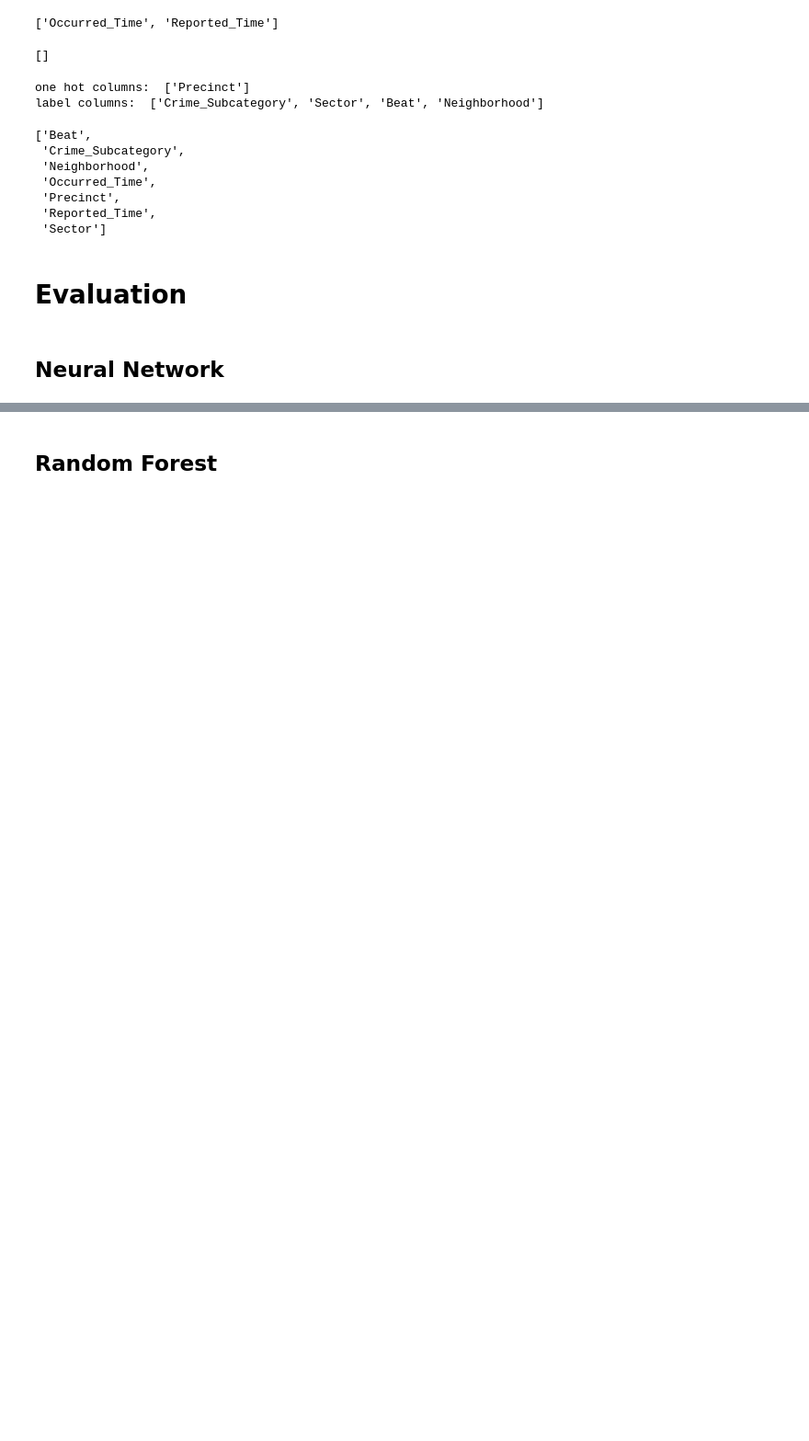
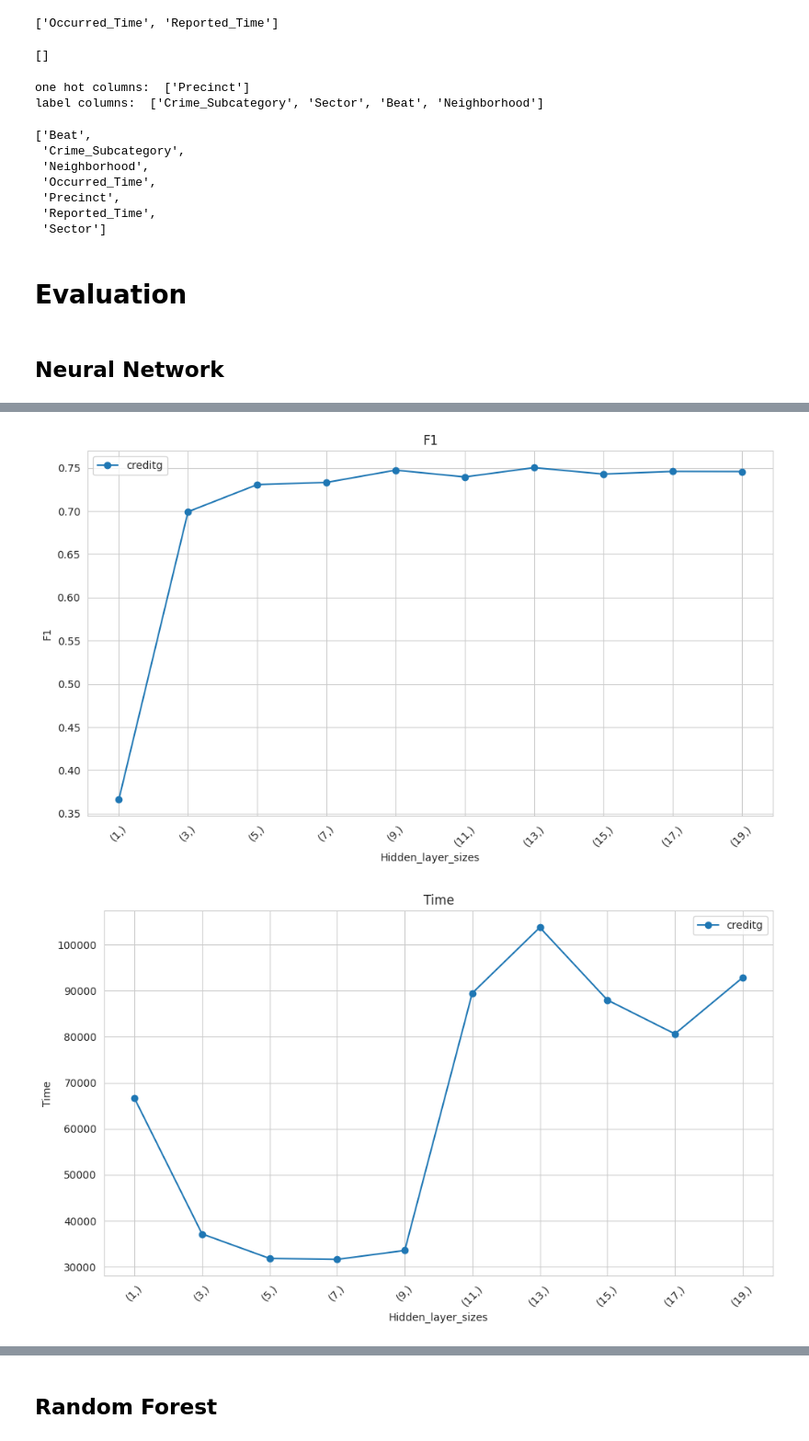
Before and after one commit to Maustrian3/ML24, a Jupyter notebook: exercise-1/seattle_crime_preprocessing.ipynb, the cells around one changed output, grey strips where cells are left out. Shown: that part at 92% size. Cells and saved outputs as stored; diff of their text form; code cells hidden in the pictures; blank space fills up the shorter version.

```diff
--- a/exercise-1/seattle_crime_preprocessing.ipynb
+++ b/exercise-1/seattle_crime_preprocessing.ipynb
@@ -324,0 +265,17 @@ evaluator.draw_diagram2_list({"breast1": act_function1, "breats2": act_function2
+# %%
+reload(evaluator)
+hyperparameters = {
+    'solver': 'adam',
+    'activation': 'relu',
+    'learning_rate': 'constant',
+    #'hidden_layer_sizes': (15, 15, 15),
+    #'random_state': 7895,
+    'max_iter': 500,
+    'verbose': True,
+    'tol': 1e-2
+}
+hyperparameters_iterator = {'hidden_layer_sizes': [(i,) for i in chain(range(1, 20, 2),)]}
+nn_hidden_layer = evaluator.evaluate2_mean(MLPClassifier, X_train_std, y_train, X_test_std, y_test, hyperparameters=hyperparameters,
+                           hyperparameters_iterate=hyperparameters_iterator, number_of_tests=1)
+evaluator.draw_diagram2_list({"creditg": nn_hidden_layer}, x_axis='hidden_layer_sizes', y_axis=['f1', 'time'], logaritmic=False)
+# %% [output]
@@ -324,0 +299,2 @@ evaluator.draw_diagram2_list({"breast1": act_function1, "breats2": act_function2
+[figure, added]
+[figure, added]
```
Also changed, not shown: parts of 21 cells of this notebook, 1 other file.
